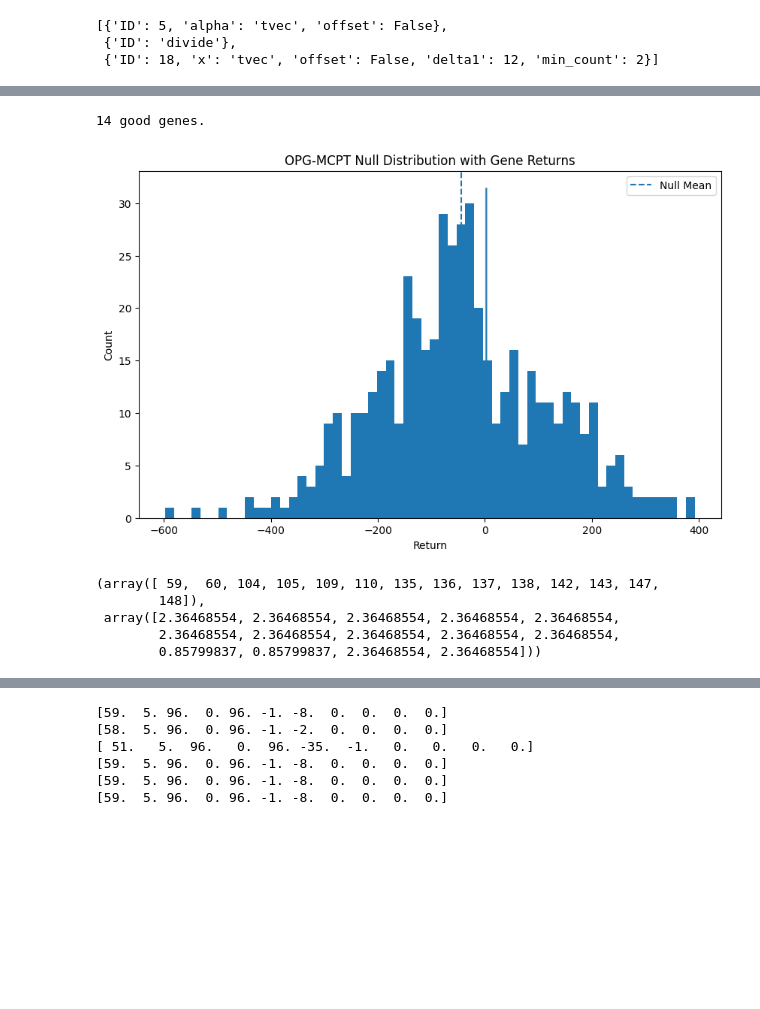
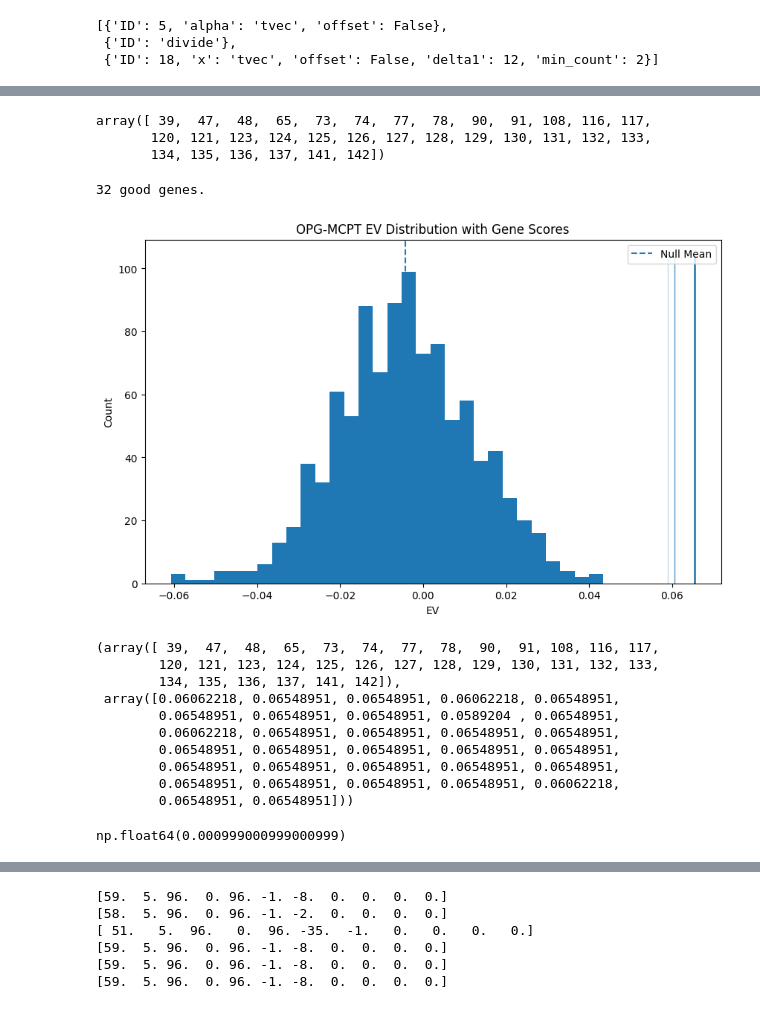
Before and after one commit to Logan-Kelsch/Structural_Regression, a Jupyter notebook: src/dev.ipynb, the cells around one changed output, grey strips where cells are left out. Drawn from its saved outputs; the diff is of its cells as text; code cells hidden in the pictures; blank space fills up the shorter version.

```diff
--- a/src/dev.ipynb
+++ b/src/dev.ipynb
@@ -1703,50 +1628,61 @@ walker.plot_path()
+# %%
+s_idx
+# %% [output]
+array([ 39,  47,  48,  65,  73,  74,  77,  78,  90,  91, 108, 116, 117,
+       120, 121, 123, 124, 125, 126, 127, 128, 129, 130, 131, 132, 133,
+       134, 135, 136, 137, 141, 142])
 # %%
 reload(_E)
 reload(_V)
 
 import numpy as np
 print(len(s_idx), 'good genes.')
 
+chunk_num = 1
 
 import transform_ops as _OPS
 instantiation_stats = _I.instantiate_from_ops_chunked_intraday(
                 X,
                 transform_ops=_OPS,
-                chunk_num=1,
+                chunk_num=chunk_num,
                 chunk_B=8,
             )
 
-opg_pvals_chunk1, opg_null_chunk1, opg_details_chunk1 = _E.evaluate_opg_mcpt_fast(
+pvals, null_scores, details = _E.evaluate_opg_mcpt_fast(
     population=X,
-    chunk_num=1,
-    survivor_idx=s_idx,
+    chunk_num=chunk_num,
+    good_idx=s_idx,
     solver_kwargs=solver_kwargs,
     solver_class=_E.Solver,
-    n_sims=500,
-    template_mode="exact",
-    alternative="greater",
-    fill_value=1.0,
+    n_sims=1000,
     rng=42,
     n_jobs=8,
-    batch_size=64,
     return_details=True,
 )
 
 _V.visualize_opg_mcpt_distribution(
     population=X,
-    null_returns=opg_null_chunk1,
-    details=opg_details_chunk1,
-    use_gidx=True,
-    bins=60,
-    top_n=50,
-    sort_by="return",
+    null_returns=null_scores,
+    details=details,
+    good_idx=s_idx,
+    bins=30,
+    top_n=None,
     line_alpha=0.25,
 )
 # %% [output]
-14 good genes.
+32 good genes.
-[figure, old version]
+[figure, new version]
-(array([ 59,  60, 104, 105, 109, 110, 135, 136, 137, 138, 142, 143, 147,
-        148]),
- array([2.36468554, 2.36468554, 2.36468554, 2.36468554, 2.36468554,
-        2.36468554, 2.36468554, 2.36468554, 2.36468554, 2.36468554,
-        0.85799837, 0.85799837, 2.36468554, 2.36468554]))
+(array([ 39,  47,  48,  65,  73,  74,  77,  78,  90,  91, 108, 116, 117,
+        120, 121, 123, 124, 125, 126, 127, 128, 129, 130, 131, 132, 133,
+        134, 135, 136, 137, 141, 142]),
+ array([0.06062218, 0.06548951, 0.06548951, 0.06062218, 0.06548951,
+        0.06548951, 0.06548951, 0.06548951, 0.0589204 , 0.06548951,
+        0.06062218, 0.06548951, 0.06548951, 0.06548951, 0.06548951,
+        0.06548951, 0.06548951, 0.06548951, 0.06548951, 0.06548951,
+        0.06548951, 0.06548951, 0.06548951, 0.06548951, 0.06548951,
+        0.06548951, 0.06548951, 0.06548951, 0.06548951, 0.06062218,
+        0.06548951, 0.06548951]))
+# %%
+np.quantile(pvals, 0.05)
+# %% [output]
+np.float64(0.000999000999000999)
```
Also changed, not shown: parts of 5 cells of this notebook, 5 other files.
